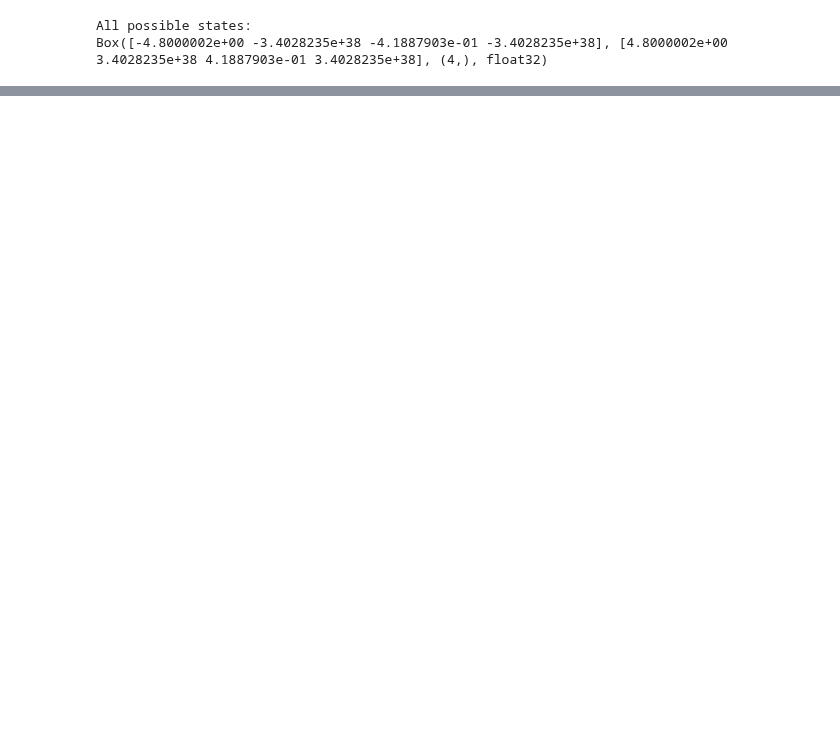
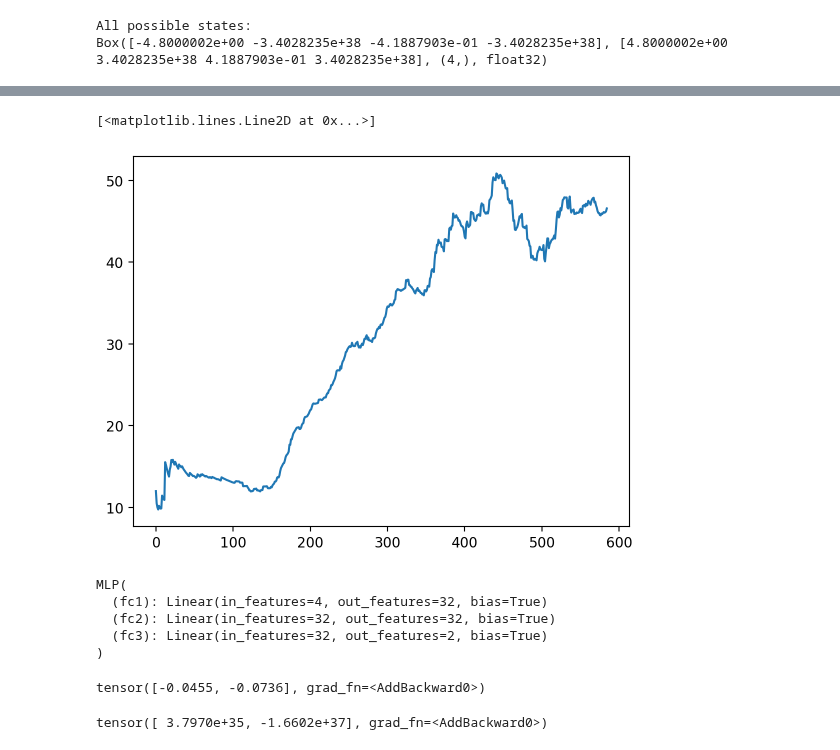
Before and after one commit to patel-zeel/nbblog, a Jupyter notebook: posts/2023-Dec-11-gym.ipynb, the cells around one changed output, grey strips where cells are left out. Drawn from its saved outputs; the diff is of its cells as text; code cells hidden in the pictures; blank space fills up the shorter version.

```diff
--- a/posts/2023-Dec-11-gym.ipynb
+++ b/posts/2023-Dec-11-gym.ipynb
@@ -231,0 +294,12 @@ plt.plot(rewards)
+# %%
+# Smooth the rewards and plot
+def smooth_rewards(rewards, smoothing_factor=100):
+    smoothed_rewards = []
+    for i in range(len(rewards)):
+        smoothed_rewards.append(np.mean(rewards[max(0, i-smoothing_factor):(i+1)]))
+    return smoothed_rewards
+
+plt.plot(smooth_rewards(rewards))
+# %% [output]
+[<matplotlib.lines.Line2D at 0x...>]
+[figure, added]
@@ -231,0 +330,16 @@ plt.plot(rewards)
+# %%
+mlp
+# %% [output]
+MLP(
+  (fc1): Linear(in_features=4, out_features=32, bias=True)
+  (fc2): Linear(in_features=32, out_features=32, bias=True)
+  (fc3): Linear(in_features=32, out_features=2, bias=True)
+)
+# %%
+mlp(torch.tensor([1, 2, 3, 4], dtype=torch.float32))
+# %% [output]
+tensor([-0.0455, -0.0736], grad_fn=<AddBackward0>)
+# %%
+mlp(torch.from_numpy(env.observation_space.sample()))
+# %% [output]
+tensor([ 3.7970e+35, -1.6602e+37], grad_fn=<AddBackward0>)
```
Also changed, not shown: parts of 18 cells of this notebook.
